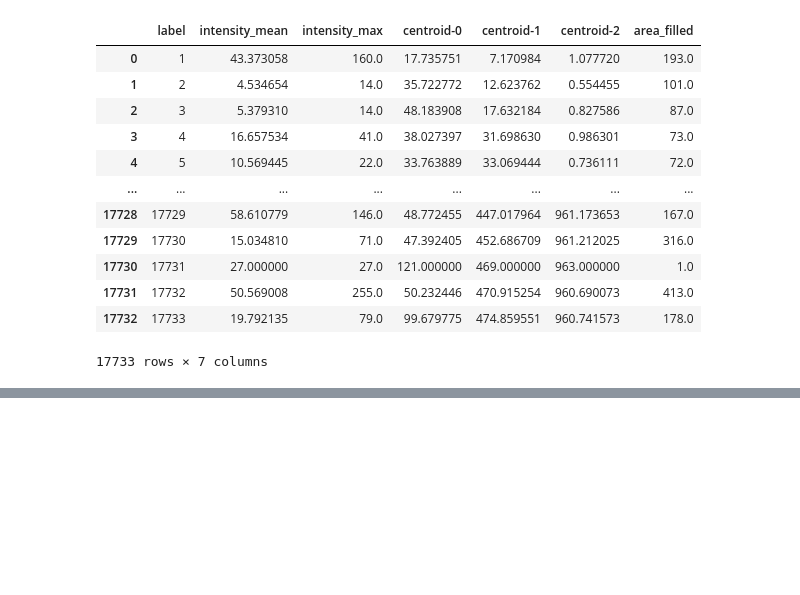
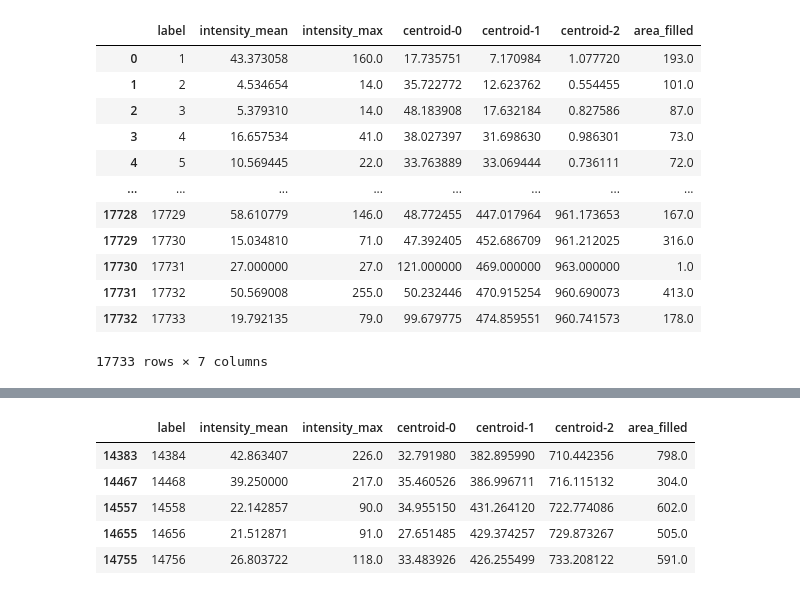
Before and after one commit to adiezsanchez/PDAC_organoids_caspase, a Jupyter notebook: dev2.ipynb, the cells around one changed output, grey strips where cells are left out. Cells and saved outputs as stored; diff of their text form; code cells hidden in the pictures; blank space fills up the shorter version.

```diff
--- a/dev2.ipynb
+++ b/dev2.ipynb
@@ -137,0 +138,14 @@ filtered_df
+# %%
+# Manually choose labels of cells in G1_S phase to check the intensity_mean of Ki67 within those nuclei
+labels_to_filter = [14384, 14468, 14656, 14558, 14756]
+
+G1_S_df = df[df['label'].isin(labels_to_filter)]
+
+G1_S_df
+# %% [output]
+|  | label | intensity_mean | intensity_max | centroid-0 | centroid-1 | centroid-2 | area_filled |
+| 14383 | 14384 | 42.863407 | 226.0 | 32.791980 | 382.895990 | 710.442356 | 798.0 |
+| 14467 | 14468 | 39.250000 | 217.0 | 35.460526 | 386.996711 | 716.115132 | 304.0 |
+| 14557 | 14558 | 22.142857 | 90.0 | 34.955150 | 431.264120 | 722.774086 | 602.0 |
+| 14655 | 14656 | 21.512871 | 91.0 | 27.651485 | 429.374257 | 729.873267 | 505.0 |
+| 14755 | 14756 | 26.803722 | 118.0 | 33.483926 | 426.255499 | 733.208122 | 591.0 |
```
Also changed, not shown: parts of 8 cells of this notebook, 1 other file.
